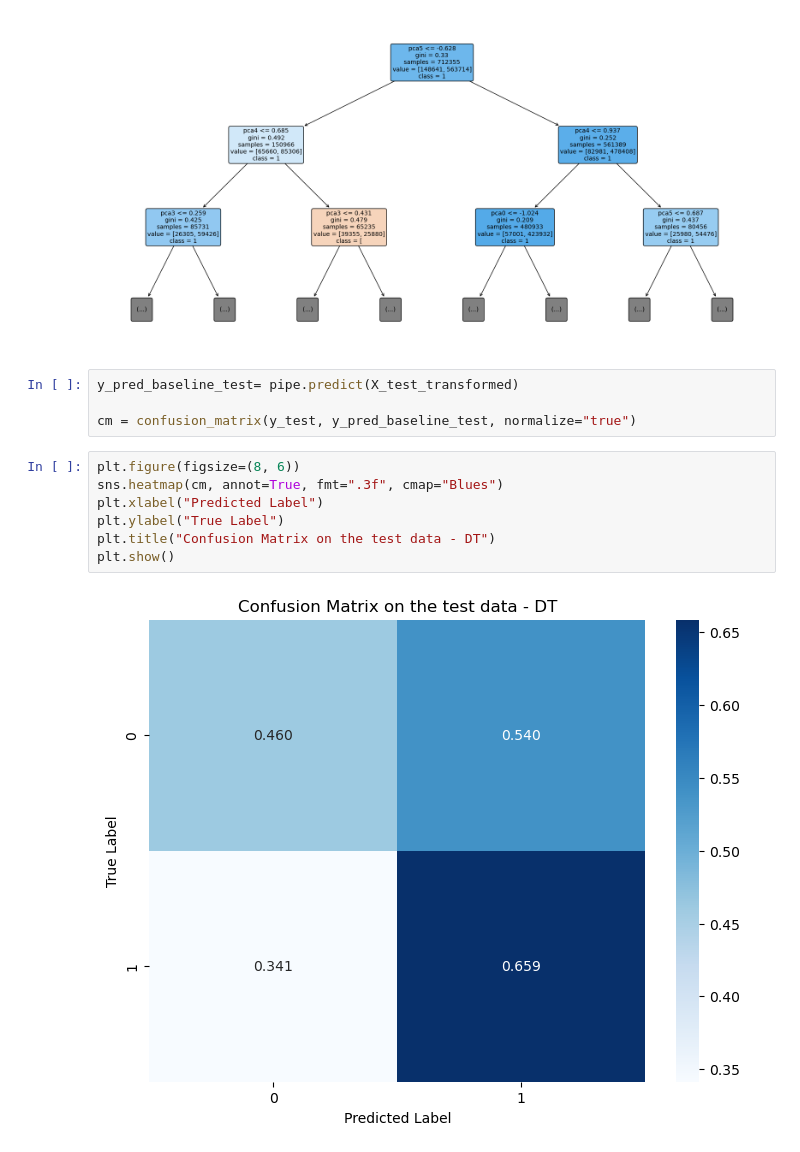
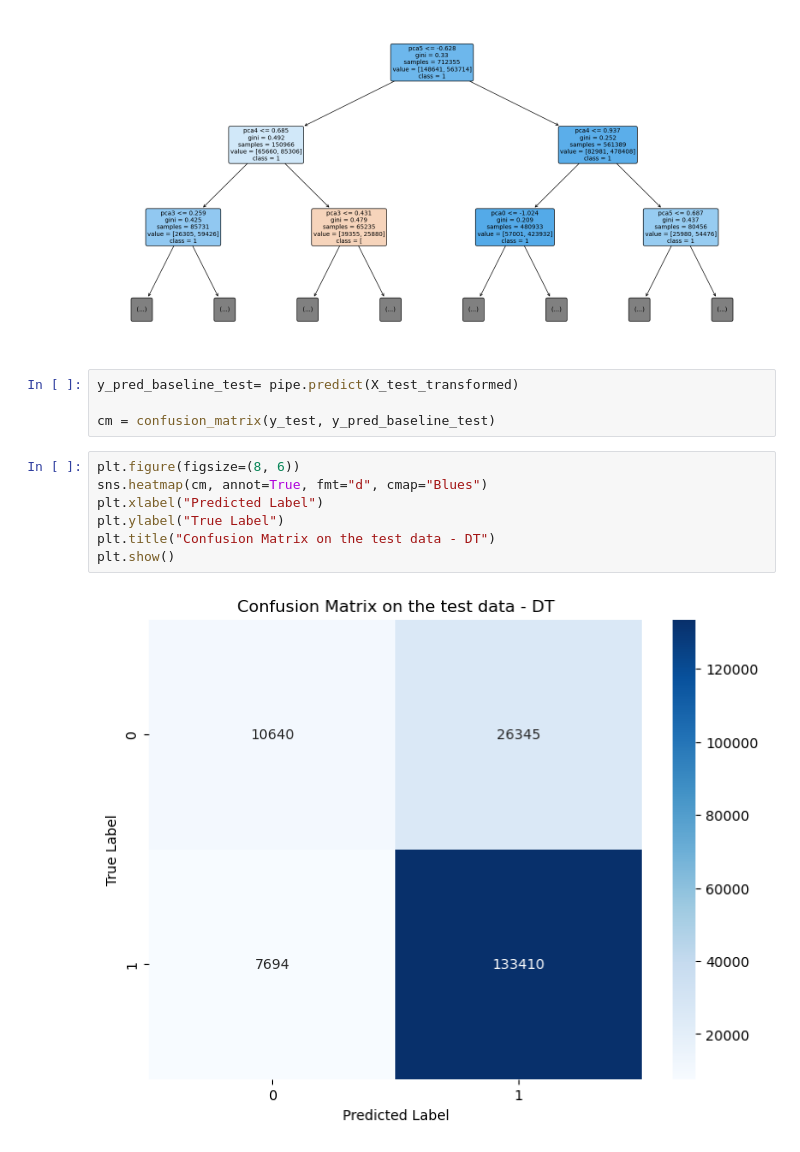
Before and after one commit to 0smee/nlp-capstone, a Jupyter notebook: notebooks/decision-tree.ipynb, the cells around one changed output. Cells and saved outputs as stored; diff of their text form.

```diff
--- a/notebooks/decision-tree.ipynb
+++ b/notebooks/decision-tree.ipynb
@@ -123,13 +160,13 @@ plt.show()
 # %%
 y_pred_baseline_test= pipe.predict(X_test_transformed)
 
-cm = confusion_matrix(y_test, y_pred_baseline_test, normalize="true")
+cm = confusion_matrix(y_test, y_pred_baseline_test)
 # %%
 plt.figure(figsize=(8, 6))
-sns.heatmap(cm, annot=True, fmt=".3f", cmap="Blues")
+sns.heatmap(cm, annot=True, fmt="d", cmap="Blues")
 plt.xlabel("Predicted Label")
 plt.ylabel("True Label")
 plt.title("Confusion Matrix on the test data - DT")
 plt.show()
 # %% [output]
-[figure, old version]
+[figure, new version]
```
Also changed, not shown: parts of 7 cells of this notebook.
